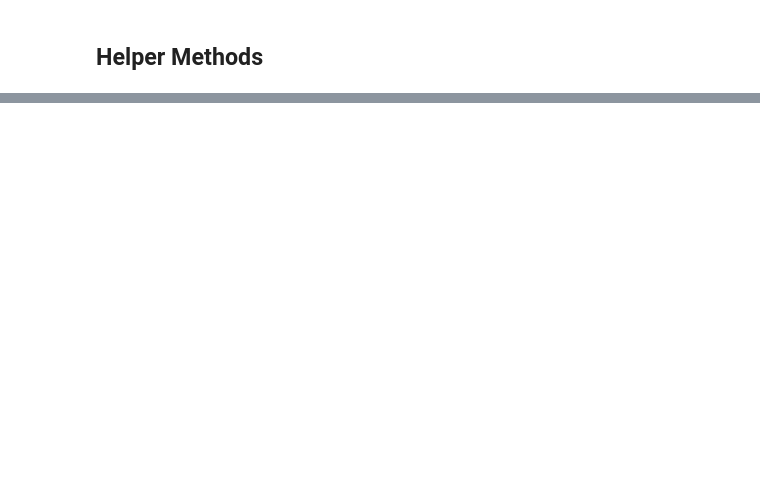
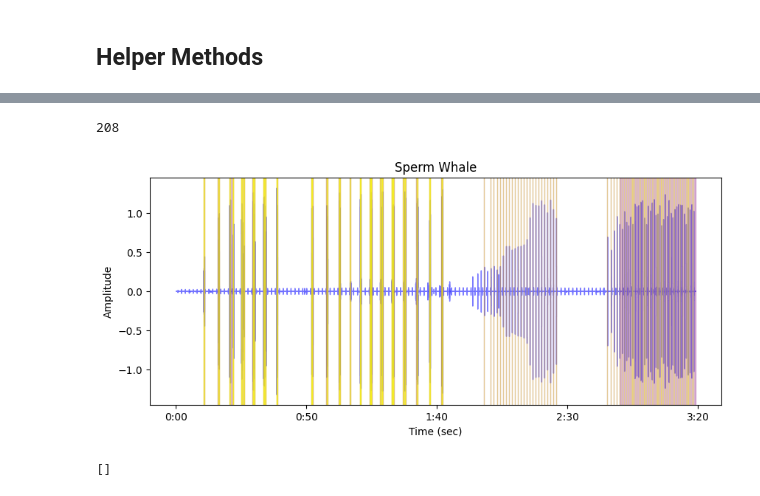
Before and after one commit to KaySRubio/audio-signal-processing, a Jupyter notebook: Analyzing Sperm Whale Codas with VAD.ipynb, the cells around one changed output, grey strips where cells are left out. Saved outputs shown, nothing was run; the diff lists cells and outputs as text; code cells hidden in the pictures; blank space fills up the shorter version.

```diff
--- a/Analyzing Sperm Whale Codas with VAD.ipynb
+++ b/Analyzing Sperm Whale Codas with VAD.ipynb
@@ -252,0 +269,3 @@ This file only had 1+1+3, but the methods should work to identify other coda pat
+# %%
+clicks = get_voice_activity_timestamps(vad_output=vad_output, frame_shift=FRAME_SHIFT, min_silence_duration=MIN_SILENCE_BETWEEN_CLICKS)
+clicks
@@ -252,0 +290,8 @@ This file only had 1+1+3, but the methods should work to identify other coda pat
+# %%
+len(clicks)
+# %% [output]
+208
+# %%
+plotWaveform(file, 'Sperm Whale', codas, clicks)
+# %% [output]
+[figure, added]
@@ -252,0 +303,10 @@ This file only had 1+1+3, but the methods should work to identify other coda pat
+# %%
+# get vad_output for the coda
+coda = coda_audios[19]
+vad_output_for_coda = vad(coda)
+
+# Get the timestamps for clicks inside each coda
+coda_clicks = get_voice_activity_timestamps(vad_output=vad_output_for_coda, frame_shift=FRAME_SHIFT, min_silence_duration=MIN_SILENCE_BETWEEN_CLICKS)
+coda_clicks
+# %% [output]
+[]
```
Also changed, not shown: parts of 47 cells of this notebook.
